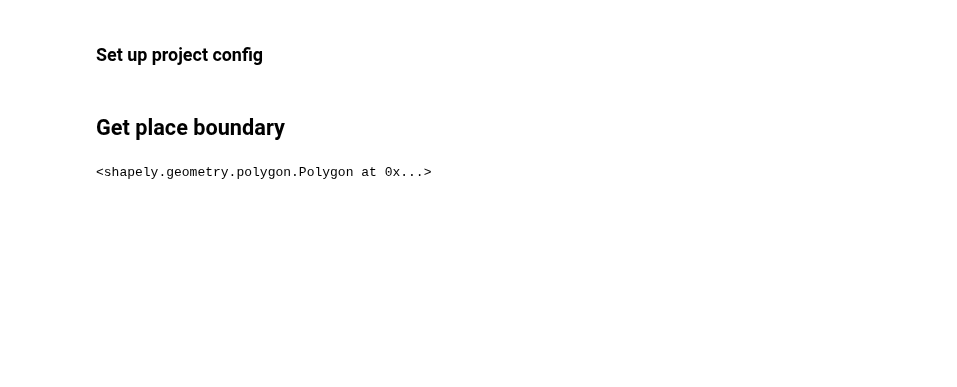
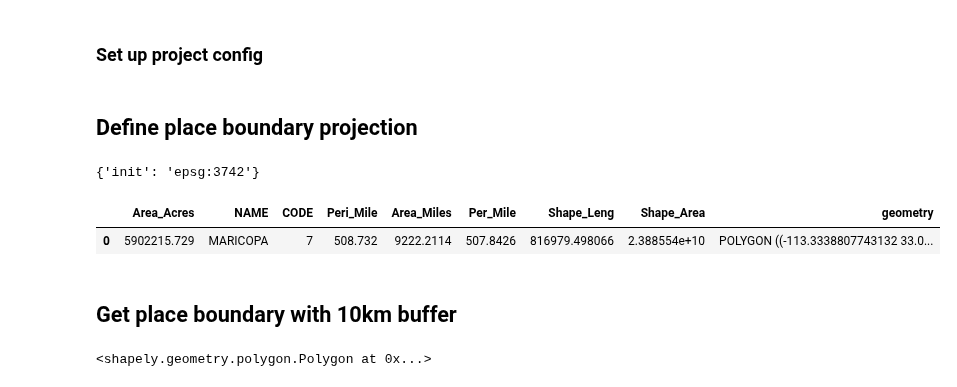
Before and after one commit to healthysustainablecities/global-indicators, a Jupyter notebook: process/01_create_studyregion.ipynb, the cells around one changed output. Saved outputs shown, nothing was run; the diff lists cells and outputs as text; code cells hidden in the pictures; blank space fills up the shorter version.

```diff
--- a/process/01_create_studyregion.ipynb
+++ b/process/01_create_studyregion.ipynb
@@ -13,7 +17,7 @@ from shapely.geometry import shape,Point, LineString, Polygon
 # %%
 places = {'phoenix' : 'Phoenix, Arizona, USA'} # study region name
 
-time = '_201905' # output data time
+suffix = '_201905' # output data time
 
 buffer_dist = 1e4 #study region buffer 10km
 
@@ -23,6 +27,45 @@ OSM_folder = '../data/OSM'
 
 shape_filename = 'MC_Boundary.shp'
 
-filepath = data_folder + '/' + shape_filename
+boundary_filepath = data_folder + '/' + shape_filename
+# %% [markdown]
+## Define place boundary projection
+# %%
+# learn study region adminitrative file crs
+gdf = gpd.GeoDataFrame.from_file(boundary_filepath)
+gdf.crs
+# %% [output]
+{'init': 'epsg:3742'}
+# %%
+#define study region file projection
+crs = {'init': 'epsg:3742'} # study region starting crs
+to_crs = {'init': 'epsg:4326'} # project from crs to lat-long
+
+def project_studyregion_gdf(filepath, to_crs=None, to_latlong=False):
+    """
+    Project a GeoDataFrame from file to the UTM zone appropriate for its geometries'
+    centroid.
+
+    Parameters
+    ----------
+    filepath : String
+        the name of the shapefile path(including file extension)
+    to_crs : dict
+        if not None, just project to this CRS instead of to UTM
+    to_latlong : bool
+        if True, projects to latlong instead of to UTM
+    Returns
+    -------
+    GeoDataFrame
+    """
+    gdf = gpd.GeoDataFrame.from_file(filepath)
+    gdf_proj = ox.project_gdf(gdf, to_crs=to_crs, to_latlong=to_latlong)
+    return gdf_proj
+# %%
+gdf_proj = project_studyregion_gdf(boundary_filepath, to_crs=to_crs, to_latlong=True)
+gdf_proj
+# %% [output]
+|  | Area_Acres | NAME | CODE | Peri_Mile | Area_Miles | Per_Mile | Shape_Leng | Shape_Area | geometry |
+| 0 | 5902215.729 | MARICOPA | 7 | 508.732 | 9222.2114 | 507.8426 | 816979.498066 | 2.388554e+10 | POLYGON ((-113.3338807743132 33.0... |
 # %% [markdown]
-## Get place boundary
+## Get place boundary with 10km buffer
@@ -35,5 +71,0 @@ def get_bufferedstudyregion_polygon(filepath, buffer_dist=1e4):
-# %%
-polygon_buffer = get_bufferedstudyregion_polygon(filepath)
-polygon_buffer
-# %% [output]
-<shapely.geometry.polygon.Polygon at 0x...>
@@ -39,0 +105,5 @@ polygon_buffer
+# %%
+polygon_buffer = get_bufferedstudyregion_polygon(boundary_filepath, buffer_dist=1e4, crs=crs, to_crs=to_crs, to_latlong=True)
+polygon_buffer[0]
+# %% [output]
+<shapely.geometry.polygon.Polygon at 0x...>
```
Also changed, not shown: parts of 7 cells of this notebook.
